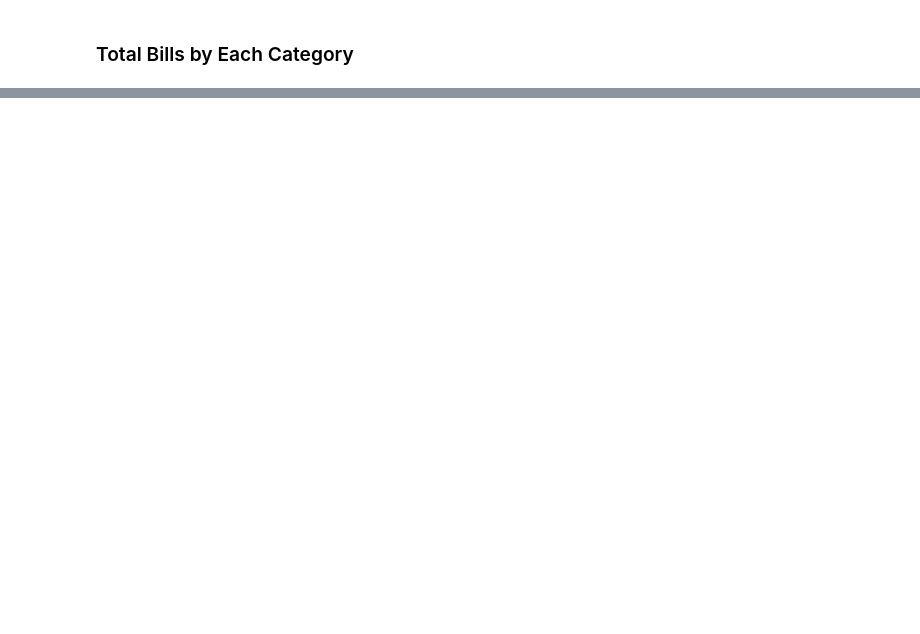
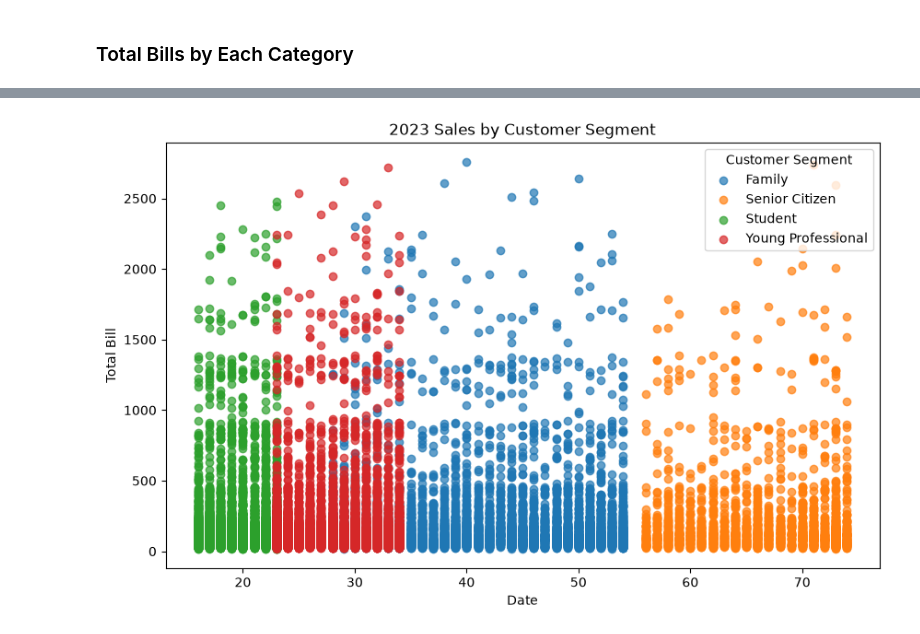
Before and after one commit to Gantz23/bakery, a Jupyter notebook: main.ipynb, the cells around one changed output, grey strips where cells are left out. Cells and saved outputs as stored; diff of their text form; code cells hidden in the pictures; blank space fills up the shorter version.

```diff
--- a/main.ipynb
+++ b/main.ipynb
@@ -71,16 +121,18 @@ plt.show()
 # %%
 # df_2023 = df[df['date'].dt.year == 2023]
 df_2023 = df
 plt.figure(figsize=(10, 6))
 
-for seg, group in df_2023.groupby('customer_segment'):
-    plt.scatter(group['customer_age'], group['total_bill'], label=seg, alpha=0.7)
+for seg, group in df_2023.groupby('cust_segment'):
+    plt.scatter(group['cust_age'], group['total_bill'], label=seg, alpha=0.7)
 
 plt.xlabel('Date')
 plt.ylabel('Total Bill')
 plt.title('2023 Sales by Customer Segment')
 plt.legend(title='Customer Segment')
 plt.show()
+# %% [output]
+[figure, added]
 # %%
 tranx_by_prmtn = df.groupby('promotion_type')['transaction_id'].count().sort_values(ascending=False)
 
```
Also changed, not shown: parts of 10 cells of this notebook.
